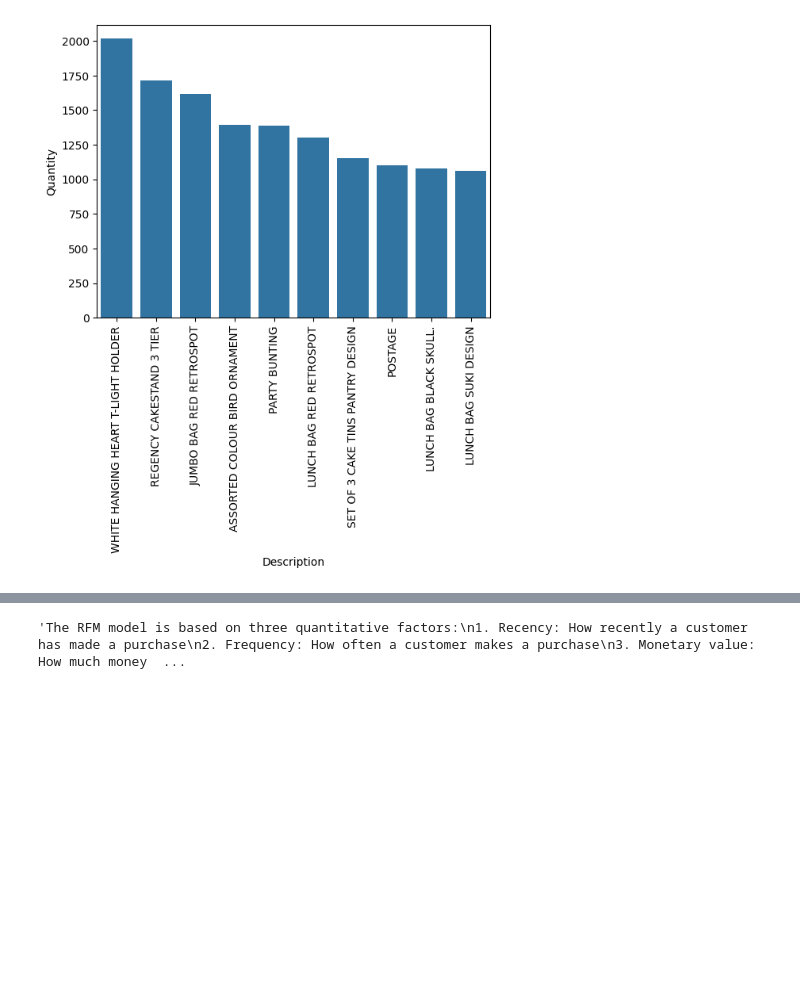
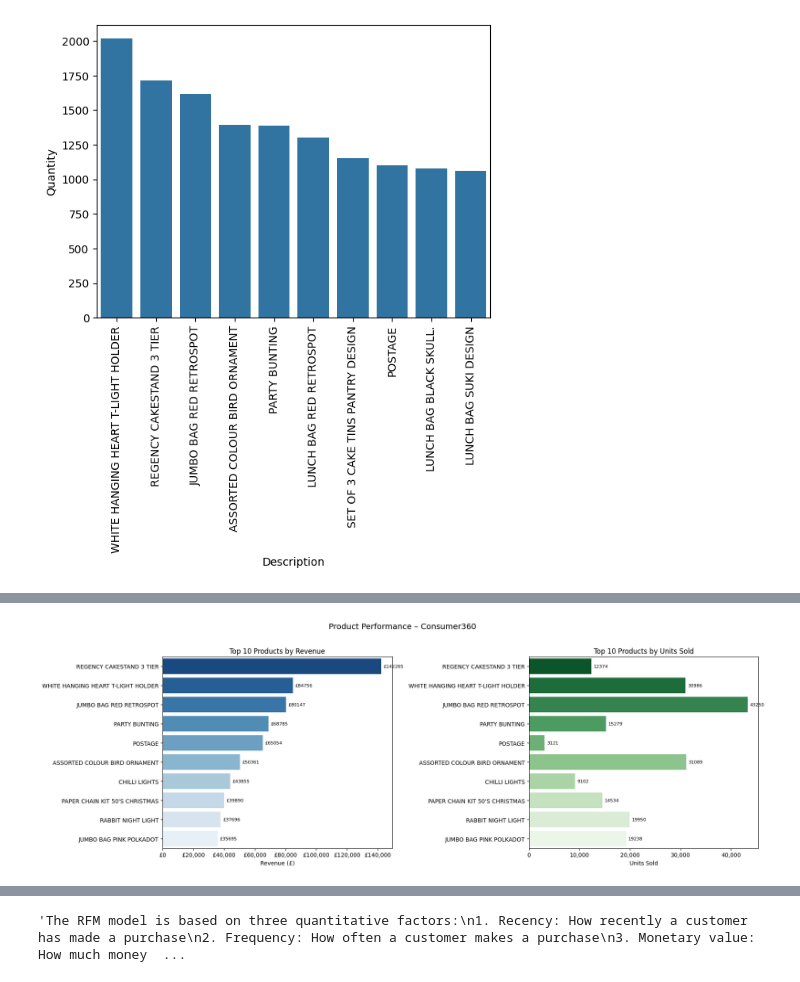
Before and after one commit to anubrata2209/Consumer360, a Jupyter notebook: code.ipynb, the cells around one changed output, grey strips where cells are left out. Drawn from its saved outputs; the diff is of its cells as text; code cells hidden in the pictures; blank space fills up the shorter version.

```diff
--- a/code.ipynb
+++ b/code.ipynb
@@ -403,0 +493,71 @@ df.head()
+# %%
+
+# ----------------- Top 10 Products by Revenue & Units -------------------
+
+import matplotlib.pyplot as plt
+import seaborn as sns
+
+# Top products calculation
+top_products = (
+    df.groupby('Description')
+      .agg(
+          Units=('Quantity', 'sum'),
+          Revenue=('TotalAmount', 'sum')
+      )
+      .sort_values('Revenue', ascending=False)
+      .head(10)
+      .reset_index()
+)
+
+# Truncate long descriptions
+top_products['Label'] = top_products['Description'].str[:40]
+
+# Create subplots
+fig, axes = plt.subplots(1, 2, figsize=(18, 6))
+
+# ================= Revenue Chart =================
+sns.barplot(
+    data=top_products,
+    y='Label',
+    x='Revenue',
+    palette='Blues_r',
+    ax=axes[0]
+)
+
+axes[0].set_title('Top 10 Products by Revenue', fontsize=12)
+axes[0].set_xlabel('Revenue (£)', fontsize=10)
+axes[0].set_ylabel('')
+axes[0].xaxis.set_major_formatter(
+    plt.FuncFormatter(lambda x, _: f'£{x:,.0f}')
+)
+
+# Fix for bar_label error
+for container in axes[0].containers:
+    axes[0].bar_label(container, fmt='£%.0f', padding=4, fontsize=8)
+
+# ================= Units Chart =================
+sns.barplot(
+    data=top_products,
+    y='Label',
+    x='Units',
+    palette='Greens_r',
+    ax=axes[1]
+)
+
+axes[1].set_title('Top 10 Products by Units Sold', fontsize=12)
+axes[1].set_xlabel('Units Sold', fontsize=10)
+axes[1].set_ylabel('')
+axes[1].xaxis.set_major_formatter(
+    plt.FuncFormatter(lambda x, _: f'{x:,.0f}')
+)
+
+# Fix for bar_label error
+for container in axes[1].containers:
+    axes[1].bar_label(container, fmt='%.0f', padding=4, fontsize=8)
+
+# Final layout
+plt.suptitle('Product Performance – Consumer360', fontsize=14, y=1.02)
+plt.tight_layout()
+plt.show()
+# %% [output]
+[figure, added]
```
Also changed, not shown: parts of 7 cells of this notebook, 2 other files.
